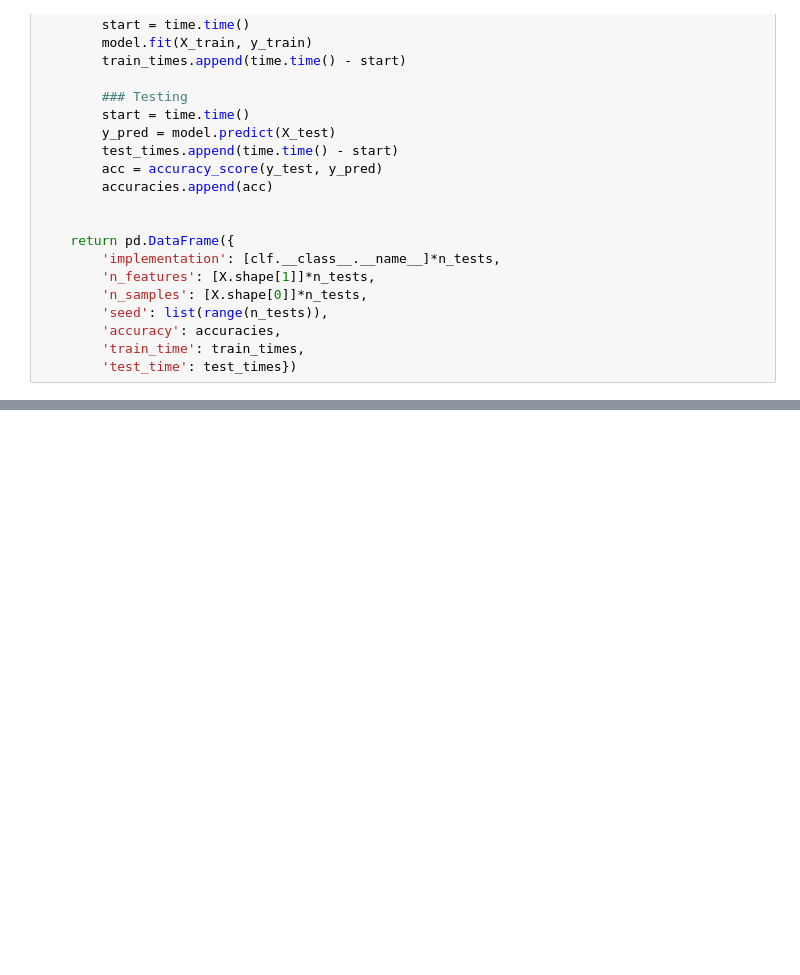
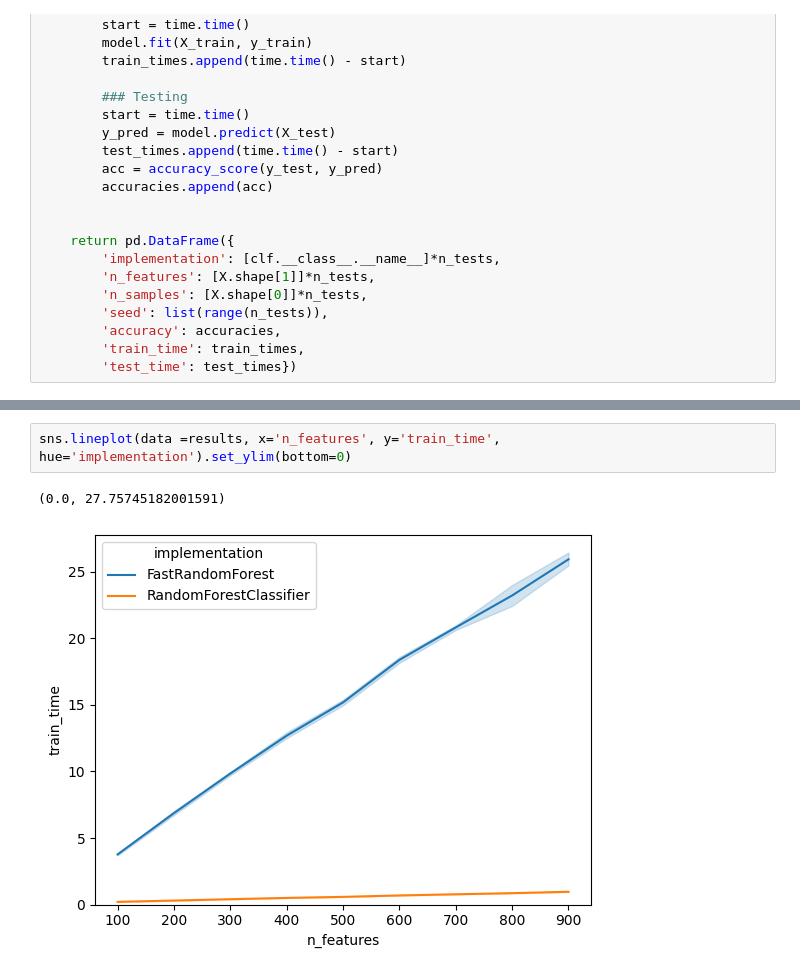
Before and after one commit to grkremer/algorithms_2026-2, a Jupyter notebook: tests.ipynb, the cells around one changed output, grey strips where cells are left out. Saved outputs shown, nothing was run; the diff lists cells and outputs as text; blank space fills up the shorter version.

```diff
--- a/tests.ipynb
+++ b/tests.ipynb
@@ -211,0 +394,5 @@ for ax in g.axes.flatten():
+# %%
+sns.lineplot(data =results, x='n_features', y='train_time', hue='implementation').set_ylim(bottom=0)
+# %% [output]
+(0.0, 27.75745182001591)
+[figure, added]
```
Also changed, not shown: parts of 9 cells of this notebook, 2 other files.
